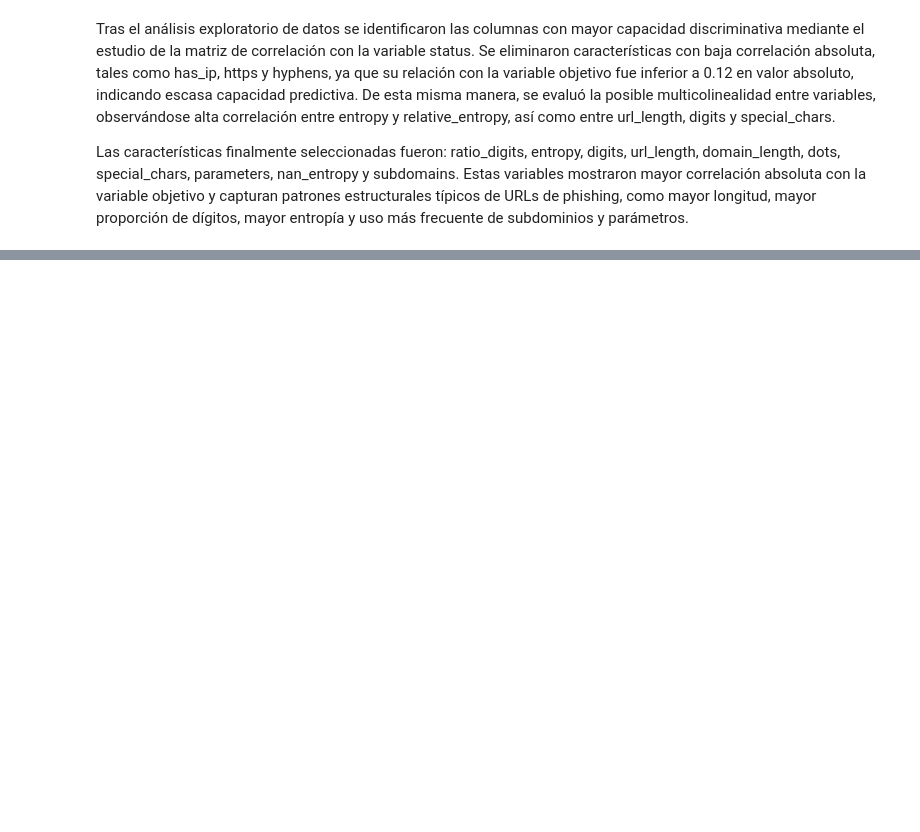
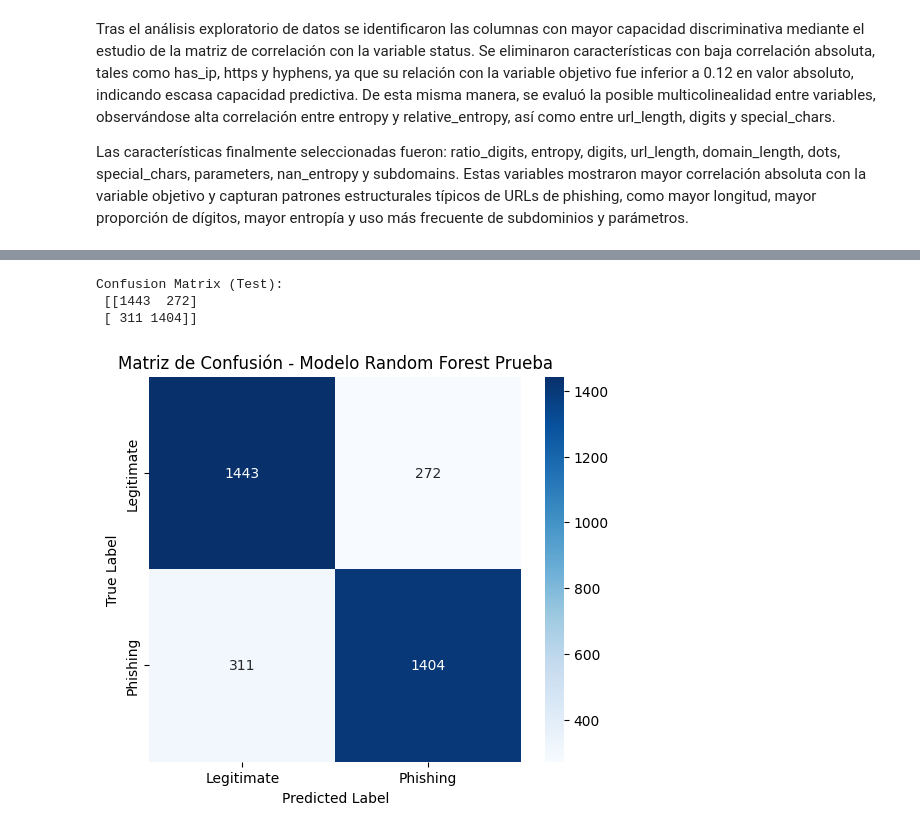
Before and after one commit to JPS4321/Lab1_SDS, a Jupyter notebook: Lab1.ipynb, the cells around one changed output, grey strips where cells are left out. Saved outputs shown, nothing was run; the diff lists cells and outputs as text; code cells hidden in the pictures; blank space fills up the shorter version.

```diff
--- a/Lab1.ipynb
+++ b/Lab1.ipynb
@@ -16,6 +32,6 @@ import pandas as pd
 # %%
 
-df = pd.read_csv("dataset_pishing.csv")
+df = pd.read_csv("sample_data/dataset_pishing.csv")
 
 df.head()
 # %% [output]
@@ -233,0 +326,54 @@ Dimensiones después de eliminar variables:
+# %%
+# Predicciones
+y_val_pred  = rf_model.predict(X_val)
+y_test_pred = rf_model.predict(X_test)
+
+# Probabilidades (necesarias para ROC y AUC)
+y_val_proba  = rf_model.predict_proba(X_val)[:, 1]
+y_test_proba = rf_model.predict_proba(X_test)[:, 1]
+# %%
+from sklearn.metrics import confusion_matrix
+
+cm_test = confusion_matrix(y_test, y_test_pred)
+
+print("Confusion Matrix (Test):\n", cm_test)
+
+
+
+
+# Train model
+rf_model = RandomForestClassifier(
+    n_estimators=200,
+    max_depth=None,
+    random_state=42,
+    n_jobs=-1
+)
+
+rf_model.fit(X_train, y_train)
+
+# Predict on validation set
+y_val_pred = rf_model.predict(X_val)
+
+# Compute confusion matrix
+cm_val = confusion_matrix(y_val, y_val_pred)
+
+# Plot confusion matrix
+plt.figure(figsize=(6,5))
+sns.heatmap(
+    cm_test,
+    annot=True,
+    fmt="d",
+    cmap="Blues",
+    xticklabels=["Legitimate", "Phishing"],
+    yticklabels=["Legitimate", "Phishing"]
+)
+
+plt.xlabel("Predicted Label")
+plt.ylabel("True Label")
+plt.title("Matriz de Confusión - Modelo Random Forest Prueba")
+plt.show()
+# %% [output]
+Confusion Matrix (Test):
+ [[1443  272]
+ [ 311 1404]]
+[figure, added]
```
Also changed, not shown: parts of 40 cells of this notebook.
